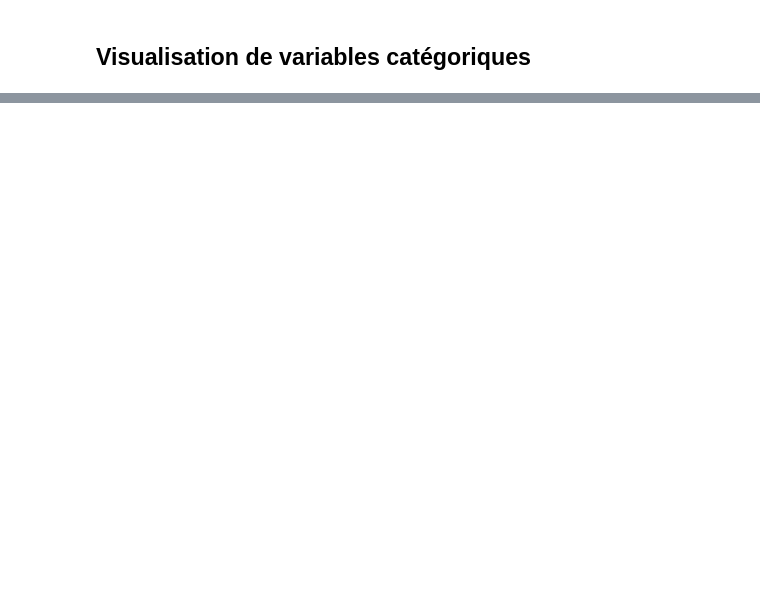
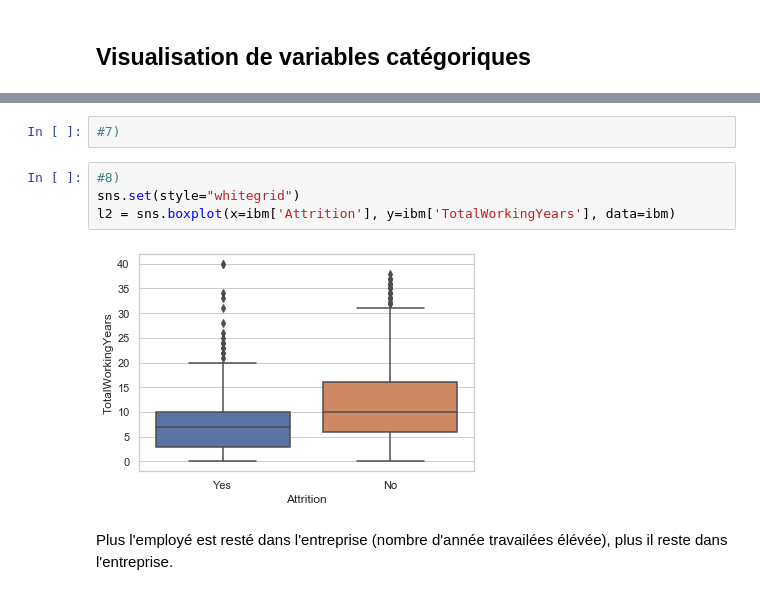
Before and after one commit to Aliam95/JAVA-IOT_BigDataHadoop, a Jupyter notebook: Dataviz/Dataviz_Exo.ipynb, the cells around one changed output, grey strips where cells are left out. Drawn from its saved outputs; the diff is of its cells as text; blank space fills up the shorter version.

```diff
--- a/Dataviz/Dataviz_Exo.ipynb
+++ b/Dataviz/Dataviz_Exo.ipynb
@@ -163,0 +209,10 @@ ibm.head()
+# %%
+#7)
+# %%
+#8)
+sns.set(style="whitegrid")
+l2 = sns.boxplot(x=ibm['Attrition'], y=ibm['TotalWorkingYears'], data=ibm)
+# %% [output]
+[figure, added]
+# %% [markdown]
+Plus l'employé est resté dans l'entreprise (nombre d'année travailées élévée), plus il reste dans l'entreprise.
```
Also changed, not shown: parts of 42 cells of this notebook.
